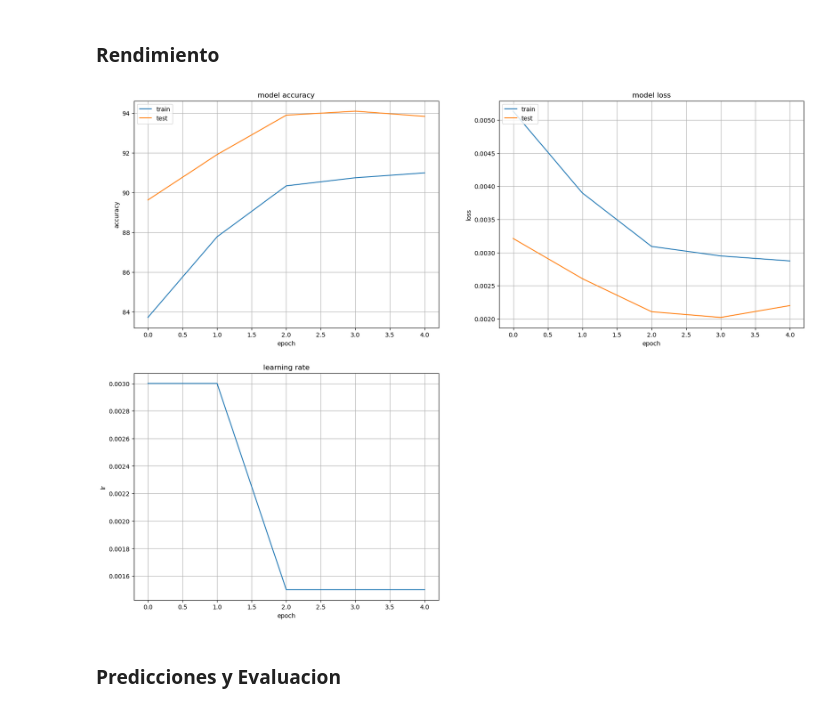
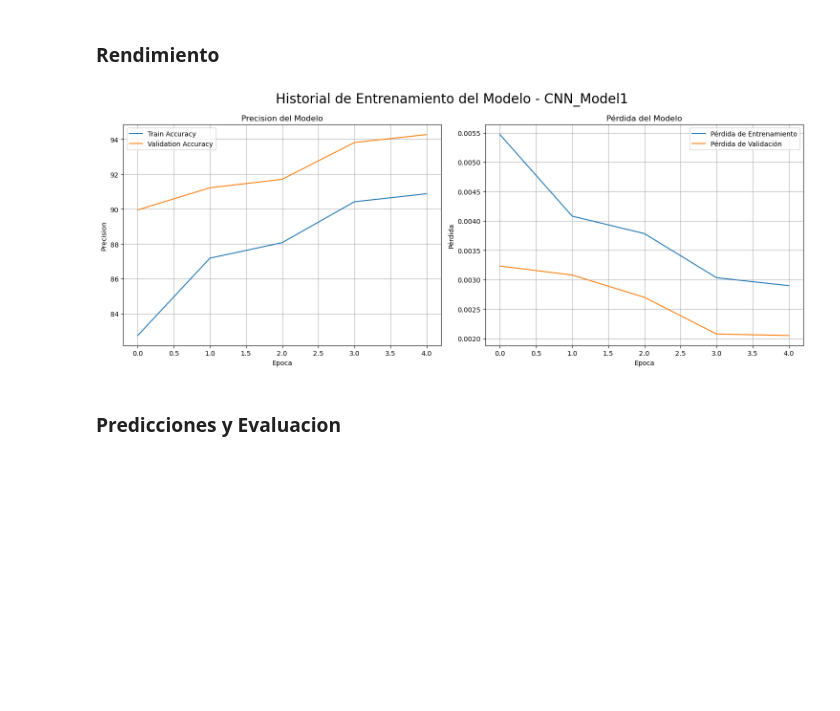
Before and after one commit to LeivaDiego/Lab4-DataScience, a Jupyter notebook: Lab4_CNN.ipynb, the cells around one changed output. Cells and saved outputs as stored; diff of their text form; code cells hidden in the pictures; blank space fills up the shorter version.

```diff
--- a/Lab4_CNN.ipynb
+++ b/Lab4_CNN.ipynb
@@ -293,7 +288,7 @@ def get_image_size(dataset_path):
             image_files = os.listdir(modality_path)
 
             # Recorrer las imágenes
-            for img_name in tqdm(image_files, desc=f'Processing {modality} in {mode}'):
+            for img_name in tqdm(image_files, desc=f'Obteniendo dimensiones de {modality} en {mode}', unit=' imagen'):
                 img_path = os.path.join(modality_path, img_name)
 
                 # Abrir la imagen y obtener sus dimensiones
@@ -587,7 +582,7 @@ def process_dataset(folder, output_csv):
     # Calcular el número total de imágenes para la barra de progreso
     total_images = sum(len(files) for _, _, files in os.walk(folder))
 
-    with tqdm(total=total_images, desc=f"Processing {folder}", unit=" image") as pbar:
+    with tqdm(total=total_images, desc=f"Procesando {folder}", unit=" imagen") as pbar:
         for mode in ['m0', 'm1', 'm2', 'm3', 'm4']:
             mode_path = os.path.join(folder, mode)
             for filename in os.listdir(mode_path):
@@ -889,4 +882,10 @@ def validate(data_loader):
     return val_loss, val_accuracy, val_preds, val_proba
 # %% [markdown]
 ### Entrenando el modelo
+# %%
+def epoch_time(start_time, end_time):
+    elapsed_time = end_time - start_time
+    elapsed_mins = int(elapsed_time / 60)
+    elapsed_secs = int(elapsed_time - (elapsed_mins * 60))
+    return elapsed_mins, elapsed_secs
 # %%
@@ -992,6 +944,33 @@ def plot_history():
-# %%
-plot_history()
-# %% [output]
-[figure, removed]
+# %%
+def plot_history(train_loss, val_loss, train_acc, val_acc, name):
+    # Crear un solo plot con dos subplots: uno para accuracy y otro para loss
+    fig, axes = plt.subplots(1, 2, figsize=(15, 6))
+
+    # Subplot para la precisión
+    axes[0].plot(train_accuracy, label='Train Accuracy')
+    axes[0].plot(val_accuracy, label='Validation Accuracy')
+    axes[0].set_title('Precision del Modelo')
+    axes[0].set_xlabel('Epoca')
+    axes[0].set_ylabel('Precision')
+    axes[0].legend(loc='upper left')
+    axes[0].grid(True)
+
+    # Subplot para la pérdida
+    axes[1].plot(train_loss, label='Pérdida de Entrenamiento')
+    axes[1].plot(val_loss, label='Pérdida de Validación')
+    axes[1].set_title('Pérdida del Modelo')
+    axes[1].set_xlabel('Epoca')
+    axes[1].set_ylabel('Pérdida')
+    axes[1].legend(loc='upper right')
+    axes[1].grid(True)
+
+    # Configuración general de la figura
+    plt.suptitle(f"Historial de Entrenamiento del Modelo - {name}", fontsize=20)
+    plt.tight_layout()
+    plt.show()
+# %%
+plot_history(train_loss, val_loss, train_accuracy, val_accuracy, 'CNN_Model1')
+# %% [output]
+[figure, added]
 # %% [markdown]
 ### Predicciones y Evaluacion
```
Also changed, not shown: parts of 44 cells of this notebook, 1 other file.
